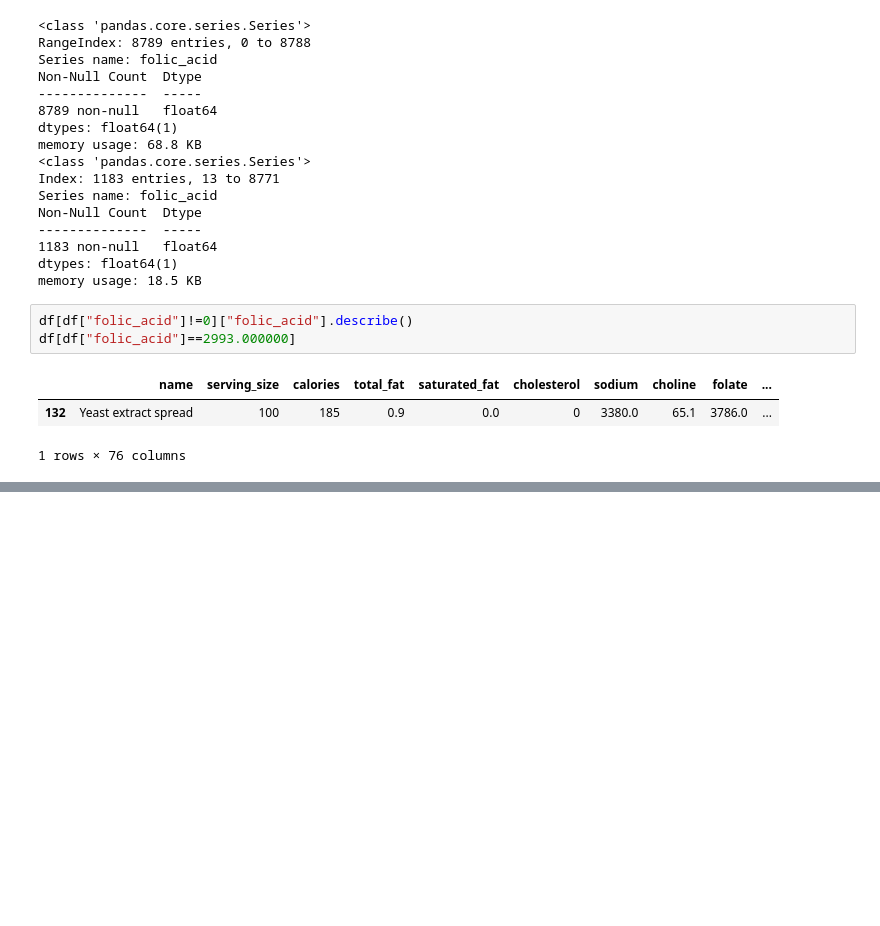
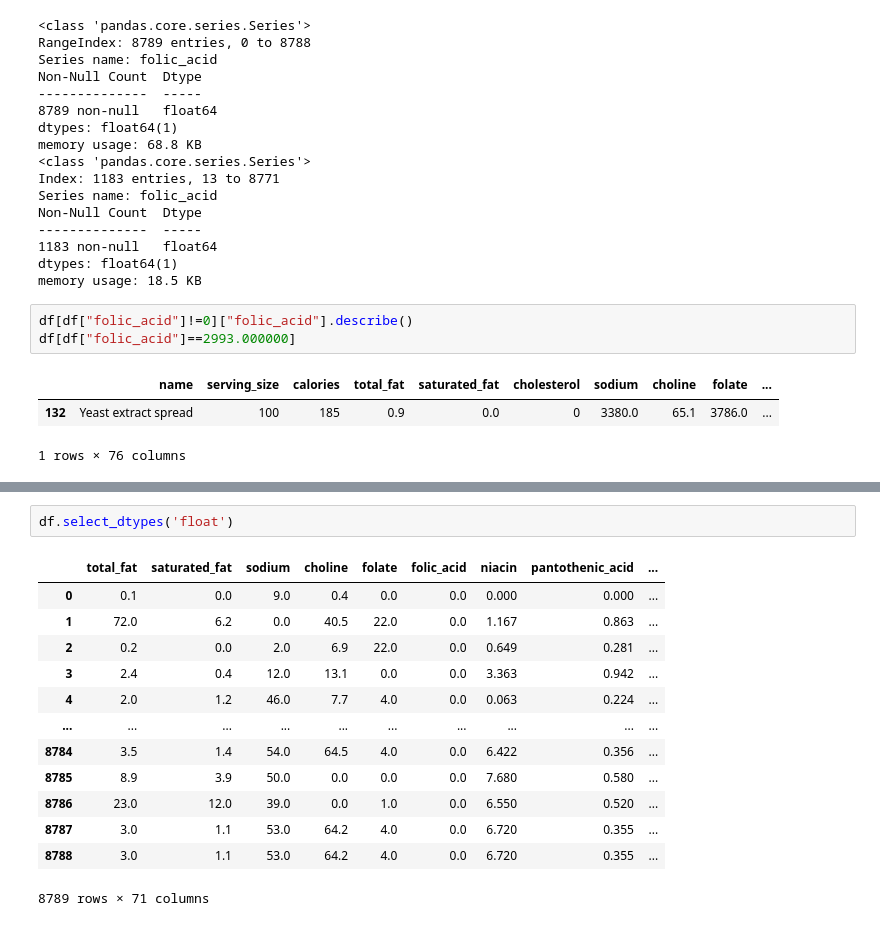
Before and after one commit to Habibur-02/Pytorch--Deep-Learning, a Jupyter notebook: Nutrition_dataset_feature_engineering.ipynb, the cells around one changed output, grey strips where cells are left out. Drawn from its saved outputs; the diff is of its cells as text; blank space fills up the shorter version.

```diff
--- a/Nutrition_dataset_feature_engineering.ipynb
+++ b/Nutrition_dataset_feature_engineering.ipynb
@@ -253,0 +305,16 @@ df[df["folic_acid"]==2993.000000]
+# %%
+df.select_dtypes('float')
+# %% [output]
+|  | total_fat | saturated_fat | sodium | choline | folate | folic_acid | niacin | pantothenic_acid | ... |
+| 0 | 0.1 | 0.0 | 9.0 | 0.4 | 0.0 | 0.0 | 0.000 | 0.000 | ... |
+| 1 | 72.0 | 6.2 | 0.0 | 40.5 | 22.0 | 0.0 | 1.167 | 0.863 | ... |
+| 2 | 0.2 | 0.0 | 2.0 | 6.9 | 22.0 | 0.0 | 0.649 | 0.281 | ... |
+| 3 | 2.4 | 0.4 | 12.0 | 13.1 | 0.0 | 0.0 | 3.363 | 0.942 | ... |
+| 4 | 2.0 | 1.2 | 46.0 | 7.7 | 4.0 | 0.0 | 0.063 | 0.224 | ... |
+| ... | ... | ... | ... | ... | ... | ... | ... | ... | ... |
+| 8784 | 3.5 | 1.4 | 54.0 | 64.5 | 4.0 | 0.0 | 6.422 | 0.356 | ... |
+| 8785 | 8.9 | 3.9 | 50.0 | 0.0 | 0.0 | 0.0 | 7.680 | 0.580 | ... |
+| 8786 | 23.0 | 12.0 | 39.0 | 0.0 | 1.0 | 0.0 | 6.550 | 0.520 | ... |
+| 8787 | 3.0 | 1.1 | 53.0 | 64.2 | 4.0 | 0.0 | 6.720 | 0.355 | ... |
+| 8788 | 3.0 | 1.1 | 53.0 | 64.2 | 4.0 | 0.0 | 6.720 | 0.355 | ... |
+8789 rows × 71 columns
```
Also changed, not shown: parts of 19 cells of this notebook.
